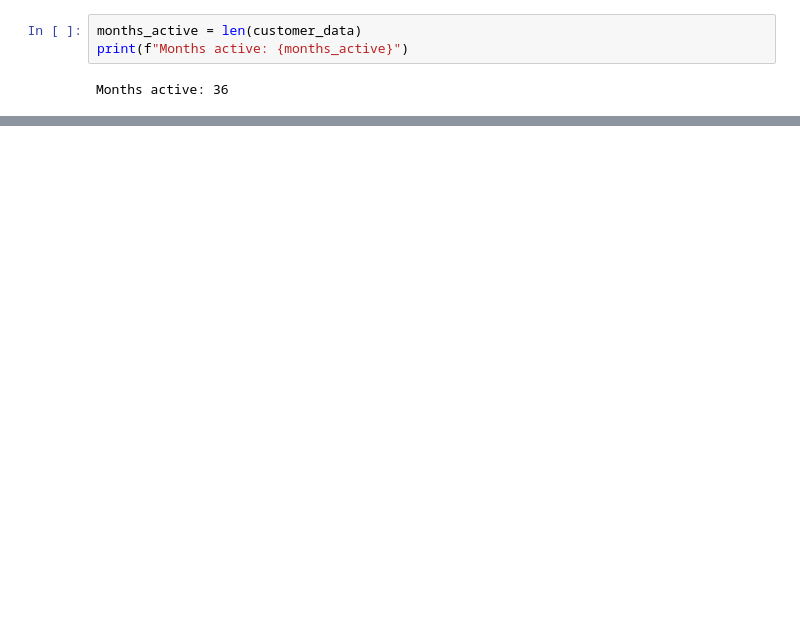
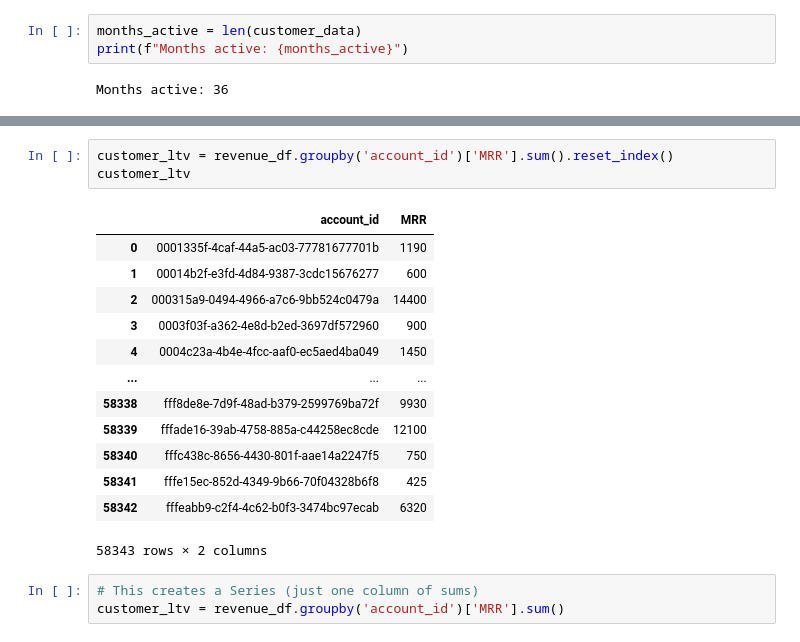
Before and after one commit to abhiprd/saas_gtm_analytics, a Jupyter notebook: notebooks/exploration/ltv_data_exploration.ipynb, the cells around one changed output, grey strips where cells are left out. Saved outputs shown, nothing was run; the diff lists cells and outputs as text; blank space fills up the shorter version.

```diff
--- a/notebooks/exploration/ltv_data_exploration.ipynb
+++ b/notebooks/exploration/ltv_data_exploration.ipynb
@@ -116,0 +117,20 @@ Status: Retained (Flat)
+# %%
+customer_ltv = revenue_df.groupby('account_id')['MRR'].sum().reset_index()
+customer_ltv
+# %% [output]
+|  | account_id | MRR |
+| 0 | 0001335f-4caf-44a5-ac03-77781677701b | 1190 |
+| 1 | 00014b2f-e3fd-4d84-9387-3cdc15676277 | 600 |
+| 2 | 000315a9-0494-4966-a7c6-9bb524c0479a | 14400 |
+| 3 | 0003f03f-a362-4e8d-b2ed-3697df572960 | 900 |
+| 4 | 0004c23a-4b4e-4fcc-aaf0-ec5aed4ba049 | 1450 |
+| ... | ... | ... |
+| 58338 | fff8de8e-7d9f-48ad-b379-2599769ba72f | 9930 |
+| 58339 | fffade16-39ab-4758-885a-c44258ec8cde | 12100 |
+| 58340 | fffc438c-8656-4430-801f-aae14a2247f5 | 750 |
+| 58341 | fffe15ec-852d-4349-9b66-70f04328b6f8 | 425 |
+| 58342 | fffeabb9-c2f4-4c62-b0f3-3474bc97ecab | 6320 |
+58343 rows × 2 columns
+# %%
+# This creates a Series (just one column of sums)
+customer_ltv = revenue_df.groupby('account_id')['MRR'].sum()
```
Also changed, not shown: parts of 43 cells of this notebook, 6 other files.
